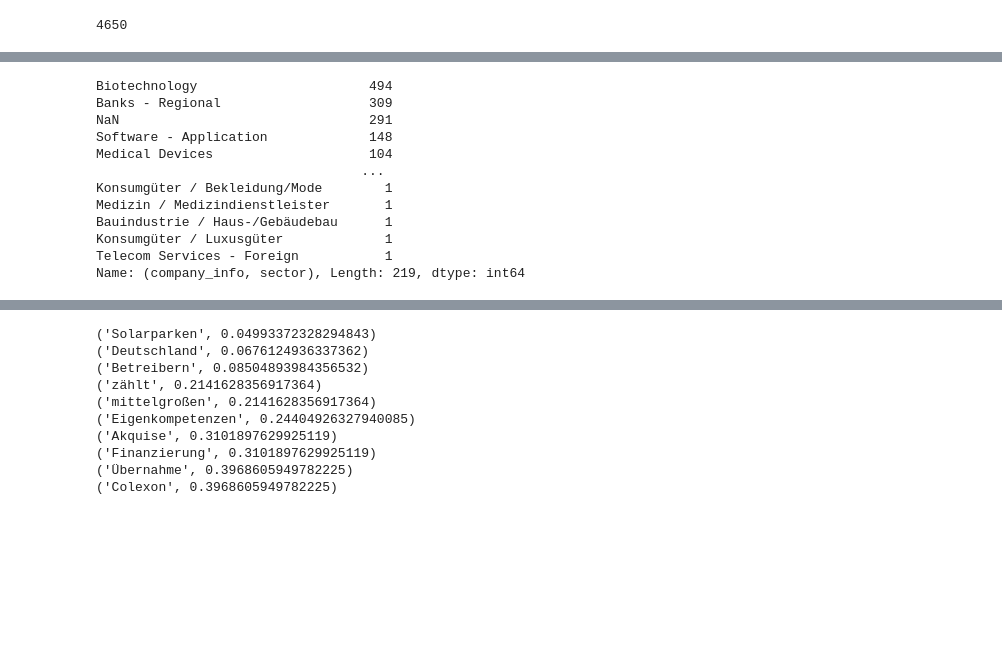
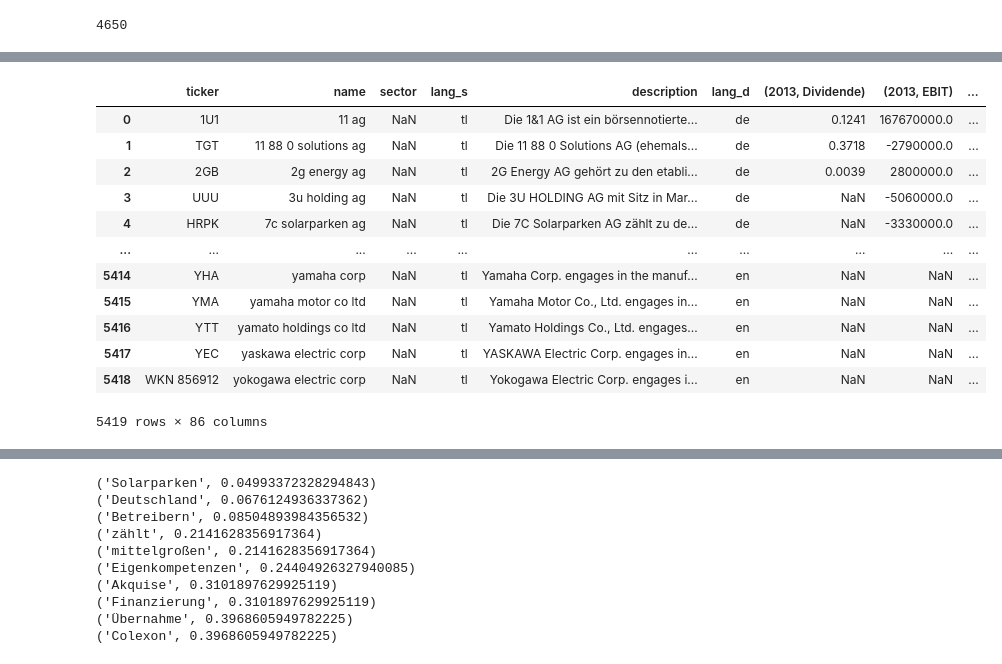
Before and after one commit to Xamweis/digi-impact-eco-socio, a Jupyter notebook: economy.ipynb, the cells around one changed output, grey strips where cells are left out. Drawn from its saved outputs; the diff is of its cells as text; code cells hidden in the pictures; blank space fills up the shorter version.

```diff
--- a/economy.ipynb
+++ b/economy.ipynb
@@ -69,10 +77,13 @@ Index(['name3', 'sector'], dtype='object')
 # 4601 - 5194       EURO STOXX
 # 5195 - end        NIKKEI
 # %%
+# merging data by tickers and names
 merged = pd.merge(data[397:4601], sectors, how='left', left_on='ticker', right_on='Symbol')
 merged = pd.concat([data[:397], merged], axis=0)
+merged = pd.concat([merged, data[4601:]], axis=0)
 merged = pd.merge(merged, fox_sectors, how='left', left_on='name', right_on='name3')
 
+#reordering columns
 first_cols = ['ticker', 'name', 'description'] + list(sectors.columns) + list(fox_sectors.columns)
 cols = first_cols + [col for col in merged.columns if col not in first_cols]
 merged = merged[cols]
@@ -95,7 +106,7 @@ merged
 # %%
-first_level = [str(i) for i in range(2013,2023)]
+# create multiindices for fundamentals
+first_level = [i for i in range(2013,2023)]
 second_level = ['Dividende', 'EBIT', 'EPS', 'Gewinn', 'KGV', 'KUV', 'Umsatz']
 
-# Combine the levels into a MultiIndex
 multiindex = pd.MultiIndex.from_product([first_level, second_level])
 # %%
@@ -104,16 +116,23 @@ facts = merged[[col for col in merged.columns if col not in sel]]
 merged = merged[sel]
 merged.columns = multiindex
 # %%
-first_level = ['company_info']
-second_level = ['ticker', 'name', 'sector', 'description']
+# another possible multiindex for company infos
+first_level = ['company']
+second_level = ['ticker', 'name', 'sector', 'lang_s', 'description', 'lang_d']
 
 # Combine the levels into a MultiIndex
 multiindex = pd.MultiIndex.from_product([first_level, second_level])
 # %%
-facts['name'] = facts['name'].apply(lambda x: ' '.join(x.split('-')))
+# clean facts
+facts['name'] = facts['name'].apply(lambda x: x.replace('-', ' '))
 facts['Company Name'] = facts['Company Name'].combine_first(facts['name'])
 facts['Company Name'] = facts['Company Name'].apply(str.lower)
-facts['Industry'] = facts['Industry'].combine_first(facts['sector'])
+# facts['Industry'] = facts['Industry'].combine_first(facts['sector']).fillna('-').replace('-', 'unknown')
+# facts['Industry'] = facts['Industry'].apply(lambda x: x.replace('/', 'und'))
+facts['lang_sec'] = facts['Industry'].apply(lambda x: detect(str(x)))
 
-facts = facts[['ticker', 'Company Name', 'Industry', 'description']]
-facts.columns = multiindex
+facts = facts[['ticker', 'Company Name', 'Industry', 'lang_sec', 'description', 'lang_dsc',]].replace('-', np.nan)
+facts.columns = second_level
+
+# reconcat facts and funds
+df = pd.concat([facts, merged], axis=1)
@@ -141,15 +138,0 @@ See the caveats in the documentation: https://pandas.pydata.org/pandas-docs/stab
-# %%
-pd.concat([facts, merged], axis=1)[('company_info','sector')].value_counts(dropna=False)
-# %% [output]
-Biotechnology                      494
-Banks - Regional                   309
-NaN                                291
-Software - Application             148
-Medical Devices                    104
-                                  ...
-Konsumgüter / Bekleidung/Mode        1
-Medizin / Medizindienstleister       1
-Bauindustrie / Haus-/Gebäudebau      1
-Konsumgüter / Luxusgüter             1
-Telecom Services - Foreign           1
-Name: (company_info, sector), Length: 219, dtype: int64
@@ -155,0 +143,25 @@ Name: (company_info, sector), Length: 219, dtype: int64
+# %%
+l = [col for col in df.columns if col[1] == 'Umsatz']
+
+umsatz = df[l].T
+scaler = MinMaxScaler().fit(umsatz)
+umsatz = scaler.transform(umsatz)
+
+x = [(col[0], 'Umsatz_scaled') for col in df.columns if col[1] == 'Umsatz']
+
+df = pd.concat([df, pd.DataFrame(umsatz.T, columns=x)], axis=1)
+df
+# %% [output]
+|  | ticker | name | sector | lang_s | description | lang_d | (2013, Dividende) | (2013, EBIT) | ... |
+| 0 | 1U1 | 11 ag | NaN | tl | Die 1&1 AG ist ein börsennotierte... | de | 0.1241 | 167670000.0 | ... |
+| 1 | TGT | 11 88 0 solutions ag | NaN | tl | Die 11 88 0 Solutions AG (ehemals... | de | 0.3718 | -2790000.0 | ... |
+| 2 | 2GB | 2g energy ag | NaN | tl | 2G Energy AG gehört zu den etabli... | de | 0.0039 | 2800000.0 | ... |
+| 3 | UUU | 3u holding ag | NaN | tl | Die 3U HOLDING AG mit Sitz in Mar... | de | NaN | -5060000.0 | ... |
+| 4 | HRPK | 7c solarparken ag | NaN | tl | Die 7C Solarparken AG zählt zu de... | de | NaN | -3330000.0 | ... |
+| ... | ... | ... | ... | ... | ... | ... | ... | ... | ... |
+| 5414 | YHA | yamaha corp | NaN | tl | Yamaha Corp. engages in the manuf... | en | NaN | NaN | ... |
+| 5415 | YMA | yamaha motor co ltd | NaN | tl | Yamaha Motor Co., Ltd. engages in... | en | NaN | NaN | ... |
+| 5416 | YTT | yamato holdings co ltd | NaN | tl | Yamato Holdings Co., Ltd. engages... | en | NaN | NaN | ... |
+| 5417 | YEC | yaskawa electric corp | NaN | tl | YASKAWA Electric Corp. engages in... | en | NaN | NaN | ... |
+| 5418 | WKN 856912 | yokogawa electric corp | NaN | tl | Yokogawa Electric Corp. engages i... | en | NaN | NaN | ... |
+5419 rows × 86 columns
```
Also changed, not shown: parts of 18 cells of this notebook, 1 other file.
